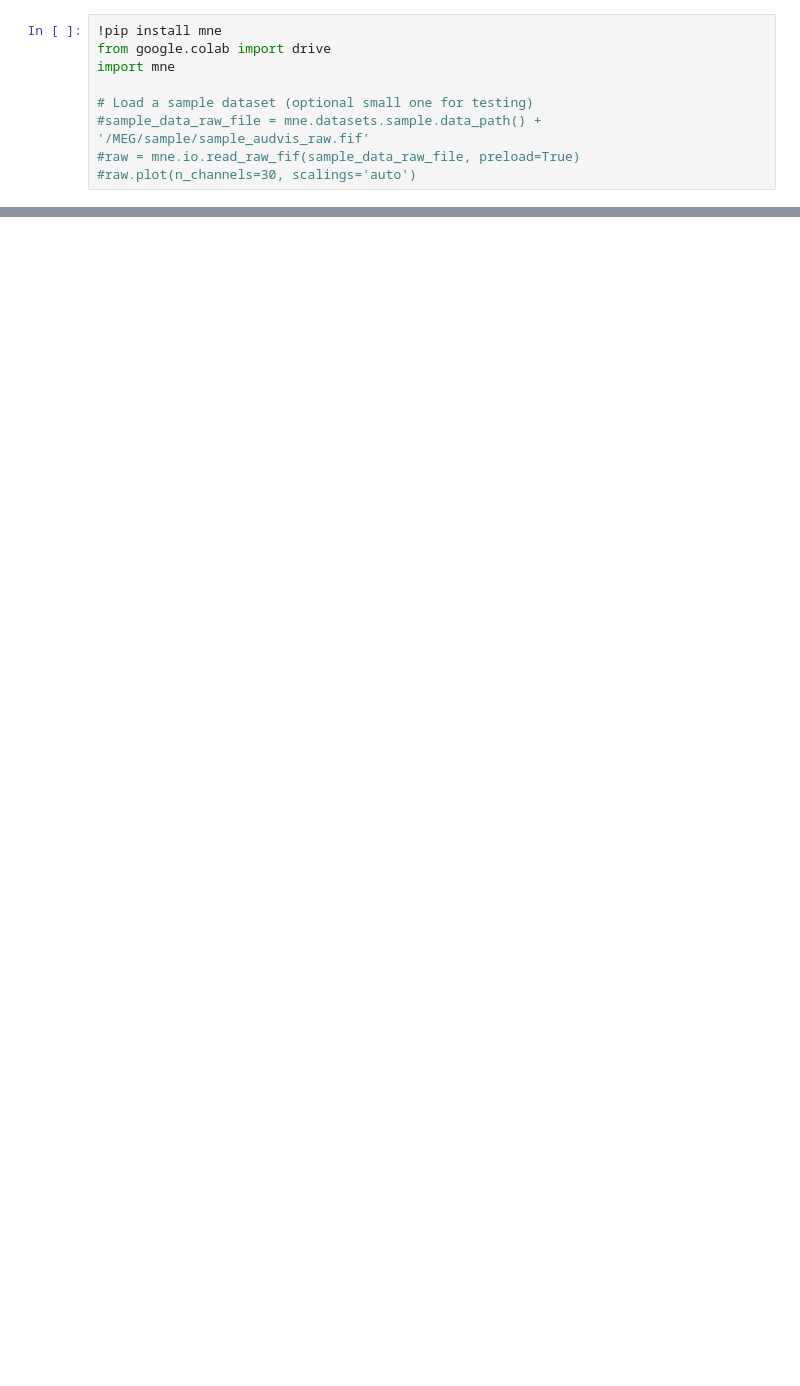
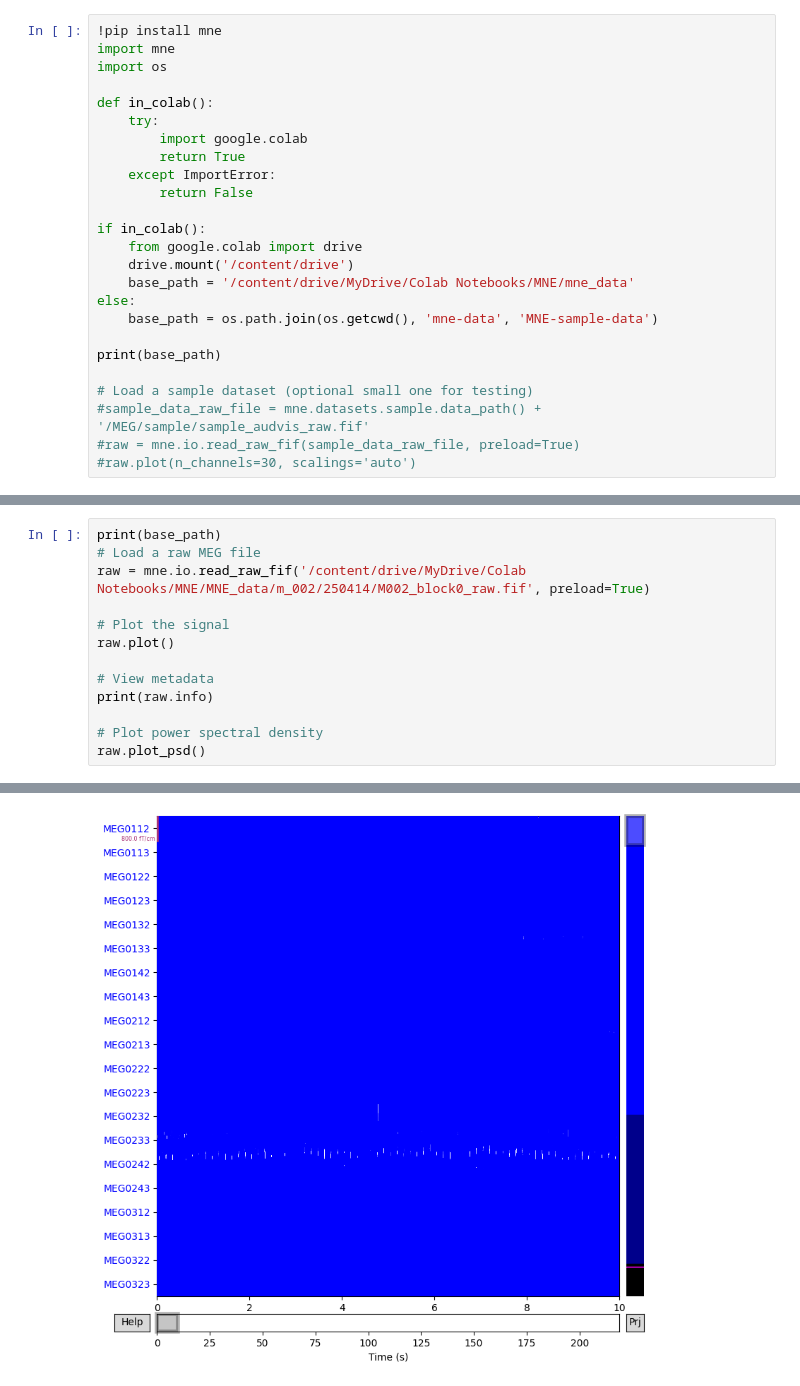
Before and after one commit to matthewhawksby/colabnotebooks, a Jupyter notebook: MNE_data_analysis.ipynb, the cells around one changed output, grey strips where cells are left out. Saved outputs shown, nothing was run; the diff lists cells and outputs as text; blank space fills up the shorter version.

```diff
--- a/MNE_data_analysis.ipynb
+++ b/MNE_data_analysis.ipynb
@@ -2,8 +2,24 @@
 <a href="https://colab.research.google.com/github/matthewhawksby/colabnotebooks/blob/main/MNE_data_analysis.ipynb" target="_parent"><img src="https://colab.research.google.com/assets/colab-badge.svg" alt="Open In Colab"/></a>
 # %%
 !pip install mne
-from google.colab import drive
 import mne
+import os
+
+def in_colab():
+    try:
+        import google.colab
+        return True
+    except ImportError:
+        return False
+
+if in_colab():
+    from google.colab import drive
+    drive.mount('/content/drive')
+    base_path = '/content/drive/MyDrive/Colab Notebooks/MNE/mne_data'
+else:
+    base_path = os.path.join(os.getcwd(), 'mne-data', 'MNE-sample-data')
+
+print(base_path)
 
 # Load a sample dataset (optional small one for testing)
 #sample_data_raw_file = mne.datasets.sample.data_path() + '/MEG/sample/sample_audvis_raw.fif'
@@ -29,0 +57,14 @@ Successfully installed mne-1.9.0
+# %%
+print(base_path)
+# Load a raw MEG file
+raw = mne.io.read_raw_fif('/content/drive/MyDrive/Colab Notebooks/MNE/MNE_data/m_002/250414/M002_block0_raw.fif', preload=True)
+
+# Plot the signal
+raw.plot()
+
+# View metadata
+print(raw.info)
+
+# Plot power spectral density
+raw.plot_psd()
+# %% [output]
@@ -29,0 +91 @@ Successfully installed mne-1.9.0
+[figure, added]
```
Also changed, not shown: parts of 3 cells of this notebook.
